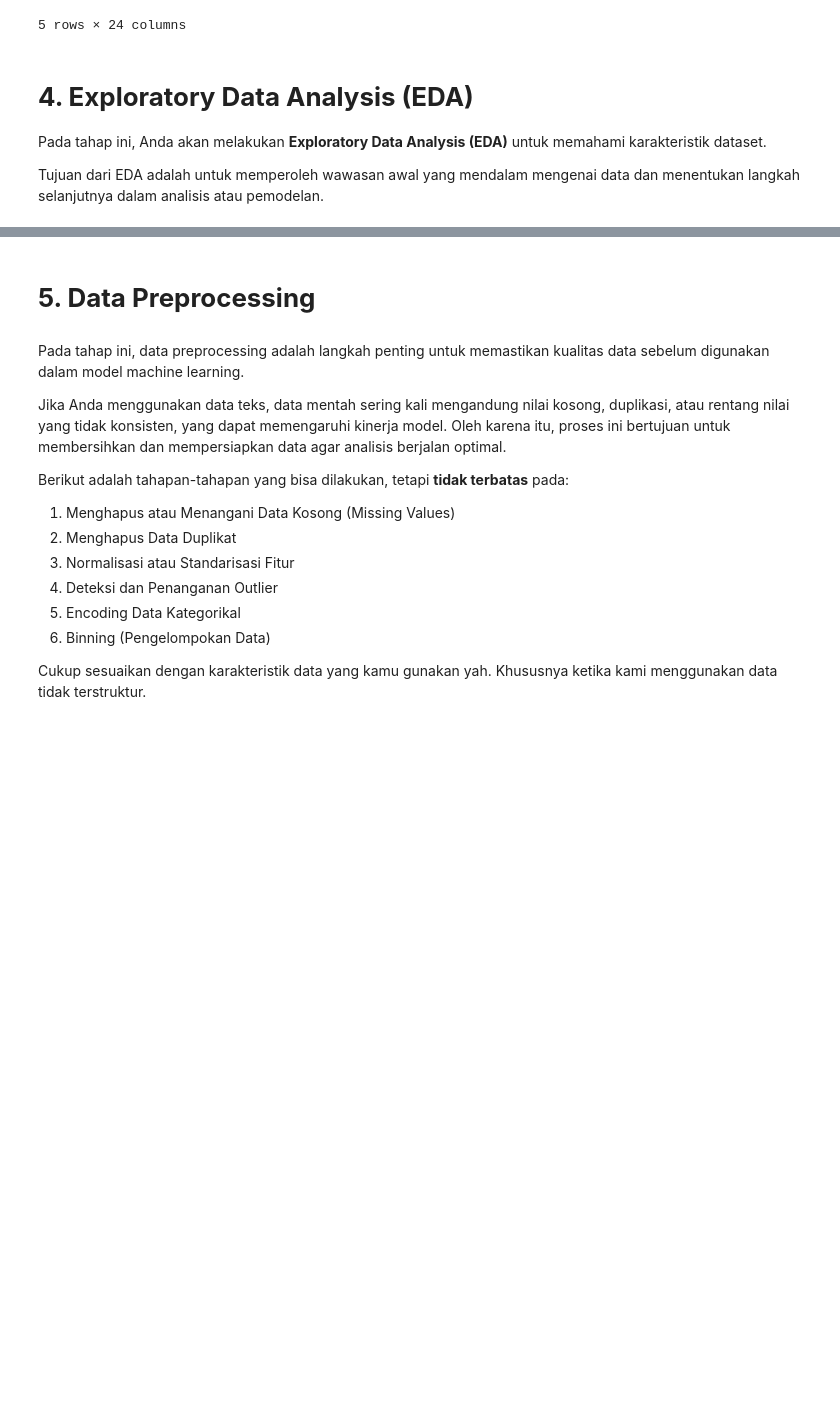
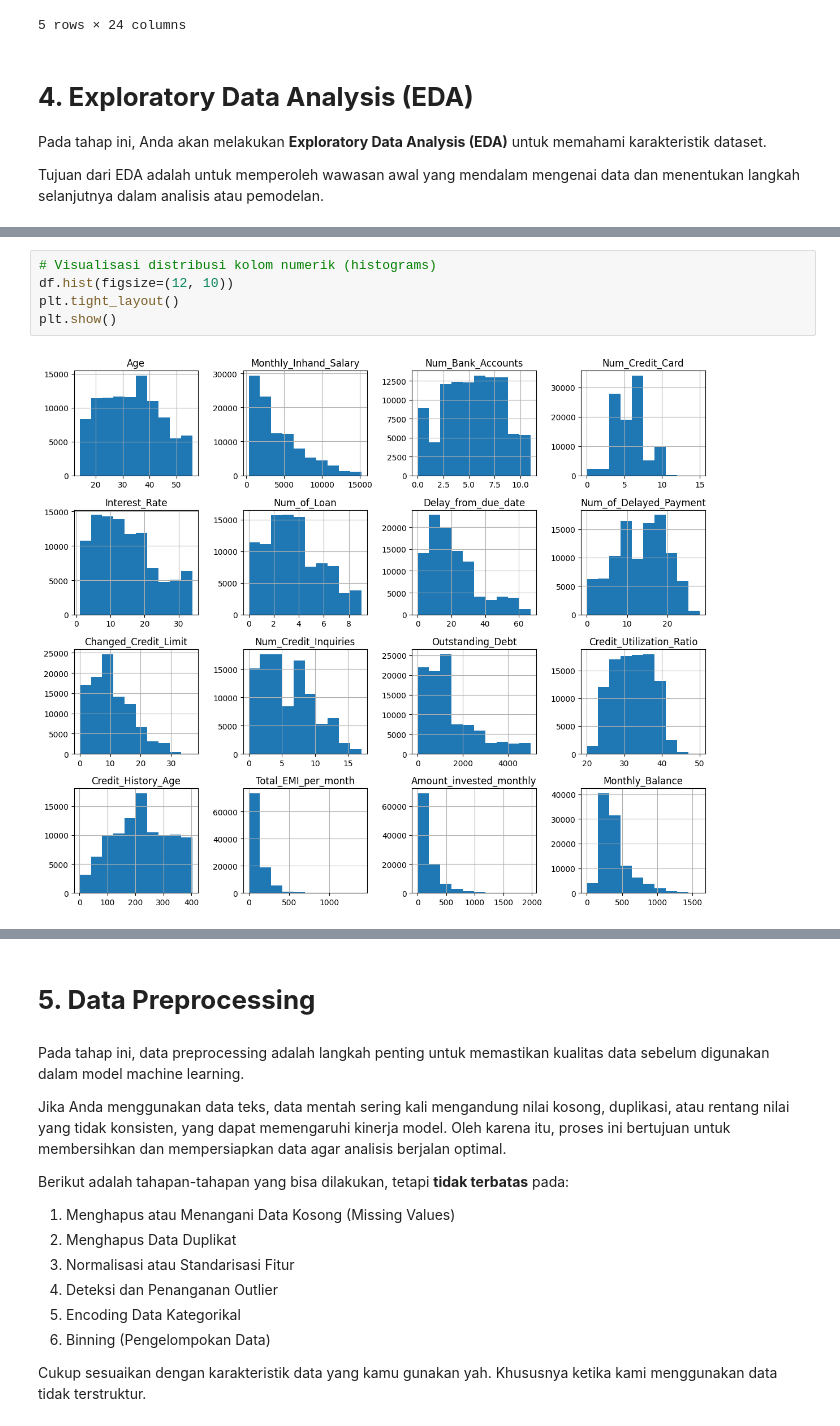
Before and after one commit to YusriyahIM/Eksperimen_SML_yim, a Jupyter notebook: preprocessing/Eksperimen_yim.ipynb, the cells around one changed output, grey strips where cells are left out. Saved outputs shown, nothing was run; the diff lists cells and outputs as text; blank space fills up the shorter version.

```diff
--- a/preprocessing/Eksperimen_yim.ipynb
+++ b/preprocessing/Eksperimen_yim.ipynb
@@ -50,0 +140,7 @@ Tujuan dari EDA adalah untuk memperoleh wawasan awal yang mendalam mengenai data
+# %%
+# Visualisasi distribusi kolom numerik (histograms)
+df.hist(figsize=(12, 10))
+plt.tight_layout()
+plt.show()
+# %% [output]
+[figure, added]
```
Also changed, not shown: parts of 6 cells of this notebook.
